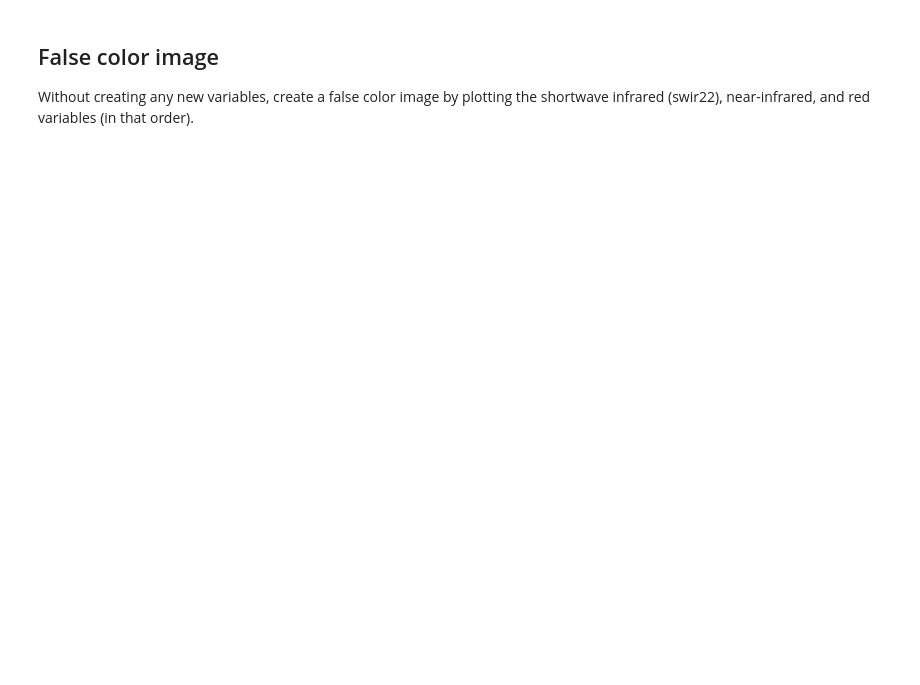
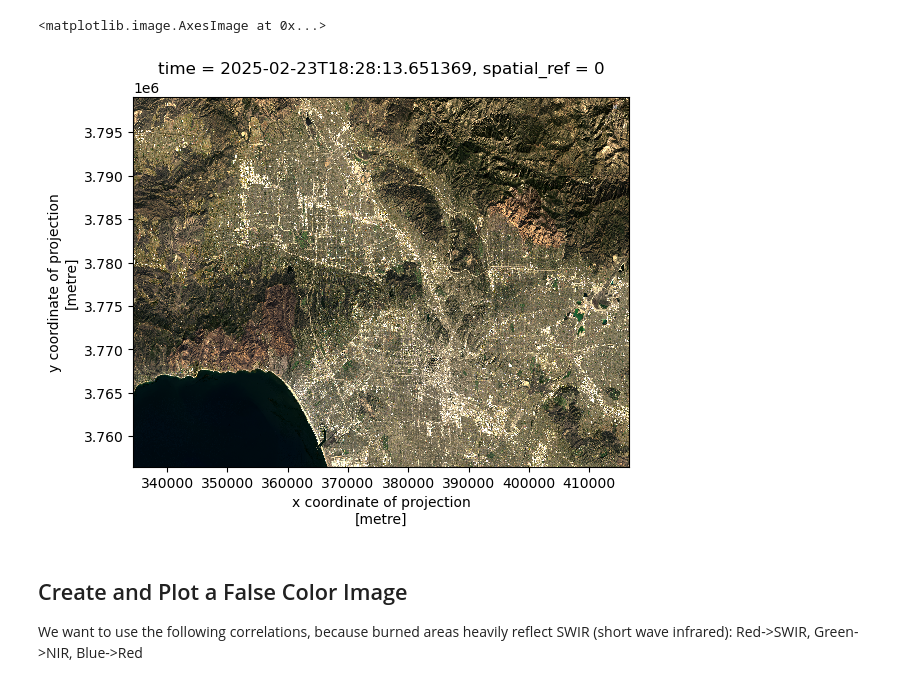
Before and after one commit to olivrwitt/eds220-hwk4, a Jupyter notebook: hwk4-task2-false-color-WITT.ipynb, the cells around one changed output. Saved outputs shown, nothing was run; the diff lists cells and outputs as text; code cells hidden in the pictures; blank space fills up the shorter version.

```diff
--- a/hwk4-task2-false-color-WITT.ipynb
+++ b/hwk4-task2-false-color-WITT.ipynb
@@ -39,3 +219,13 @@ In a markdown cell write a brief explanation comparing the outputs for parts (a)
+# %%
+# Replace NA values with zero
+landsat = landsat.fillna(0)
+
+# Plot new true color image
+truecolor = landsat[['red', 'green', 'blue']].to_dataarray()
+truecolor.plot.imshow(robust = True)
+# %% [output]
+<matplotlib.image.AxesImage at 0x...>
+[figure, added]
 # %% [markdown]
-##  False color image
-Without creating any new variables, create a false color image by plotting the shortwave infrared (swir22), near-infrared, and red variables (in that order).
+##  Create and Plot a False Color Image
+We want to use the following correlations, because burned areas heavily reflect SWIR (short wave infrared): Red->SWIR, Green->NIR, Blue->Red
```
Also changed, not shown: parts of 39 cells of this notebook.
